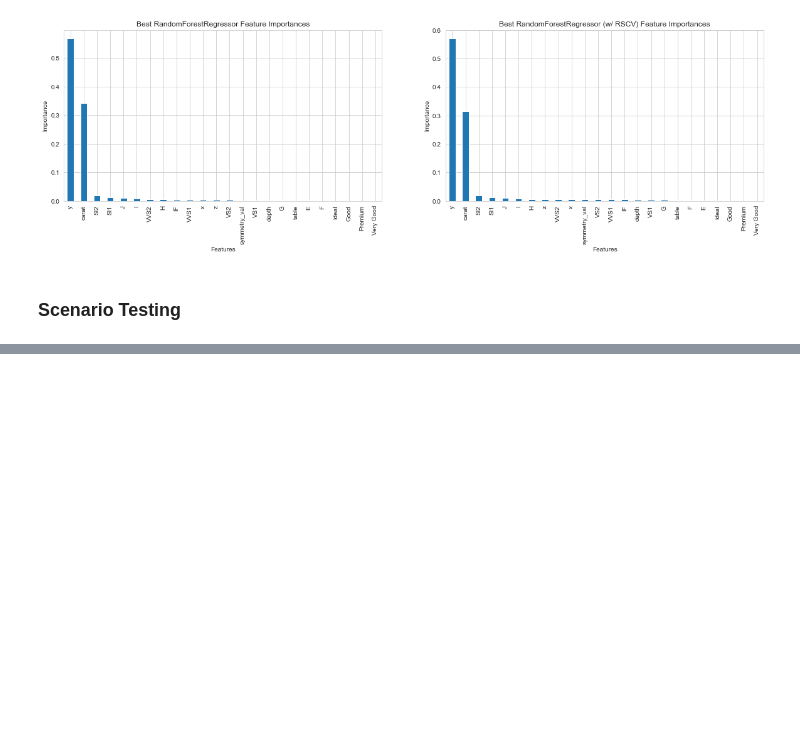
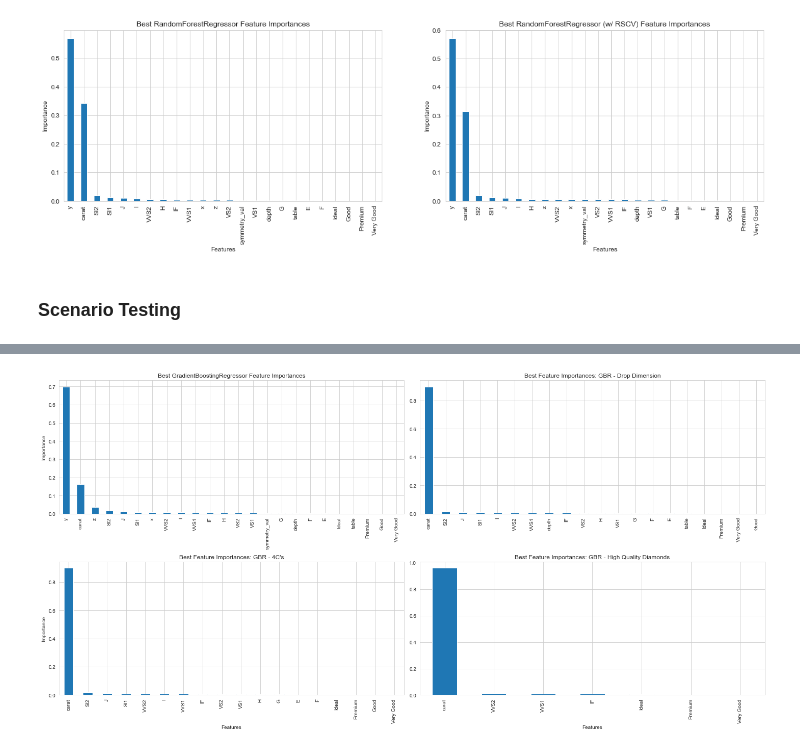
Before and after one commit to nnushart/Capstone3_DiamondPricePrediction, a Jupyter notebook: Notebooks/DataModeling_DiamondPrices.ipynb, the cells around one changed output, grey strips where cells are left out. Saved outputs shown, nothing was run; the diff lists cells and outputs as text; code cells hidden in the pictures; blank space fills up the shorter version.

```diff
--- a/Notebooks/DataModeling_DiamondPrices.ipynb
+++ b/Notebooks/DataModeling_DiamondPrices.ipynb
@@ -489,0 +688,5 @@ ax[1].set_ylabel('Importance')
+# %%
+# Only 'Carat' and High Quality 'Cut' & 'Clarity' values
+
+X_train_HiQ = X_train[['carat','Premium','Ideal','Very Good','IF', 'VVS1', 'VVS2']]
+X_test_HiQ = X_test[['carat','Premium','Ideal','Very Good','IF', 'VVS1', 'VVS2']]
@@ -489,0 +816,38 @@ ax[1].set_ylabel('Importance')
+# %%
+fig, ax = plt.subplots(2,2, figsize=(20, 10))
+
+imps_GBR = clf_GBR.best_estimator_.named_steps.gradientboostingregressor.feature_importances_
+grb_feat_imps_GBR = pd.Series(imps_GBR, index=X_train.columns).sort_values(ascending=False)
+
+imps_DimDrop = clf_GBR_DimDrop.best_estimator_.named_steps.gradientboostingregressor.feature_importances_
+grb_feat_imps_DimDrop = pd.Series(imps_DimDrop, index=X_train_DimDrop.columns).sort_values(ascending=False)
+
+imps_4Cs = clf_GBR_4Cs.best_estimator_.named_steps.gradientboostingregressor.feature_importances_
+grb_feat_imps_4Cs = pd.Series(imps_4Cs, index=X_train_4Cs.columns).sort_values(ascending=False)
+
+imps_HiQ = clf_GBR_HiQ.best_estimator_.named_steps.gradientboostingregressor.feature_importances_
+grb_feat_imps_HiQ = pd.Series(imps_HiQ, index=X_train_HiQ.columns).sort_values(ascending=False)
+
+
+grb_feat_imps_GBR.plot(kind='bar', ax=ax[0,0])
+grb_feat_imps_DimDrop.plot(kind='bar', ax=ax[0,1])
+grb_feat_imps_4Cs.plot(kind='bar', ax=ax[1,0])
+grb_feat_imps_HiQ.plot(kind='bar', ax=ax[1,1])
+
+
+ax[0,0].set_title('Best GradientBoostingRegressor Feature Importances')
+ax[0,1].set_title('Best Feature Importances: GBR - Drop Dimension')
+ax[1,0].set_title("Best Feature Importances: GBR - 4C's")
+ax[1,1].set_title('Best Feature Importances: GBR - High Quality Diamonds')
+
+
+for i, row in enumerate(ax):
+    for j, cell in enumerate(row):
+        if i == len(ax) - 1:
+            cell.set_xlabel('Features')
+        if j == 0:
+            cell.set_ylabel('Importance')
+
+plt.tight_layout();
+# %% [output]
+[figure, added]
```
Also changed, not shown: parts of 31 cells of this notebook.
